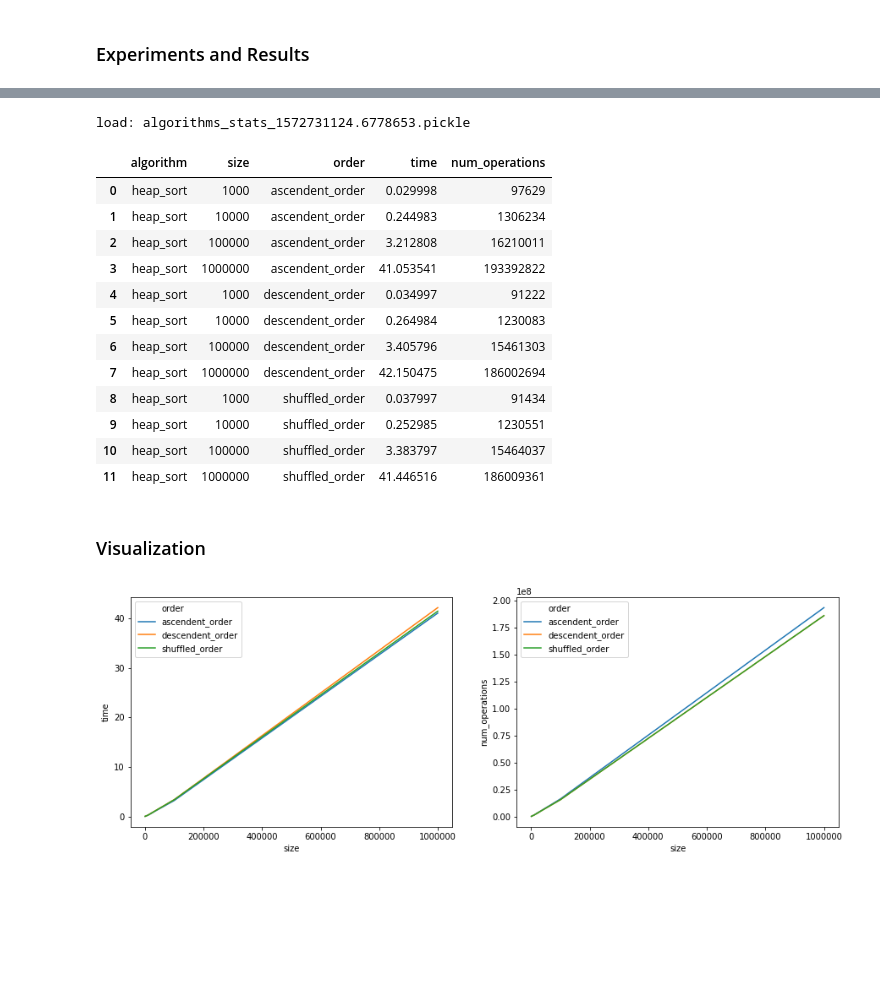
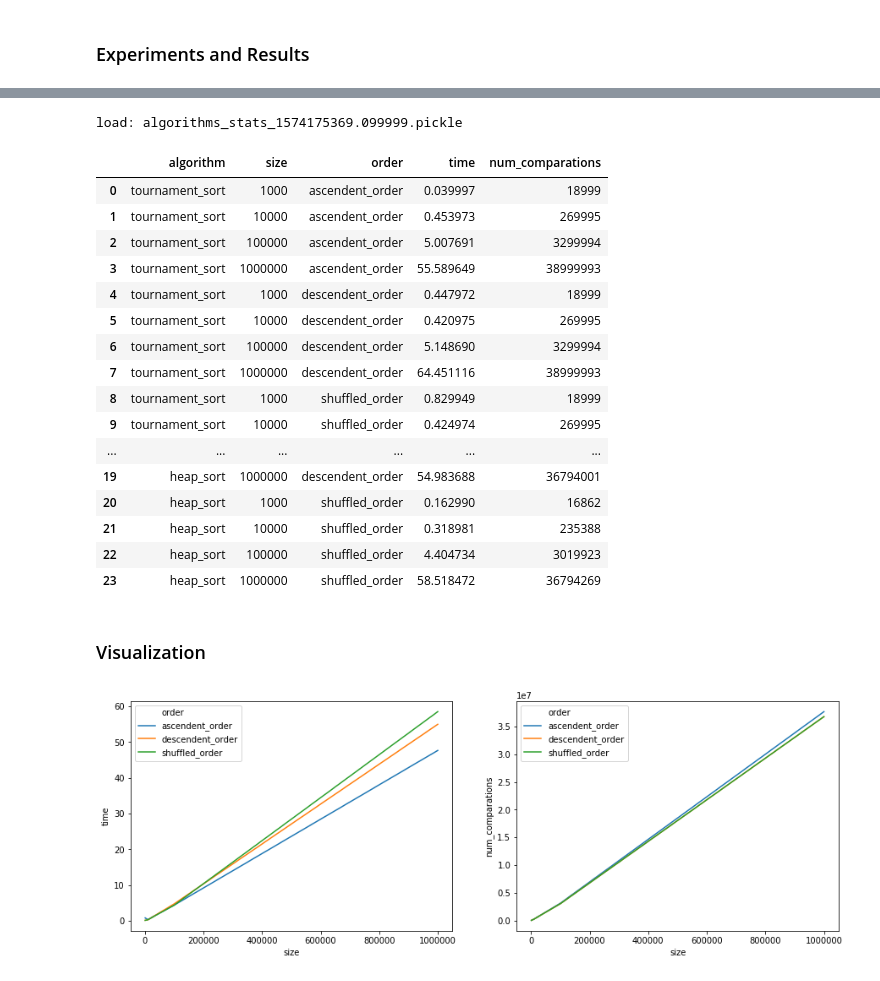
Before and after one commit to vieirafrancisco/algorithms, a Jupyter notebook: sorting_algorithms/Experiments_and_Results.ipynb, the cells around one changed output, grey strips where cells are left out. Saved outputs shown, nothing was run; the diff lists cells and outputs as text; code cells hidden in the pictures; blank space fills up the shorter version.

```diff
--- a/sorting_algorithms/Experiments_and_Results.ipynb
+++ b/sorting_algorithms/Experiments_and_Results.ipynb
@@ -12,11 +15,11 @@ from heap_sort import heapsort
 # %% [markdown]
 ### Settings
 # %%
-ALGORITHMS = {"heap_sort": heapsort} # "selection_sort": selection_sort
+ALGORITHMS = {"tournament_sort": TournamentSort, "heap_sort": HeapSort} # "selection_sort": selection_sort
 ORDERS = ["ascendent_order", "descendent_order", "shuffled_order"]
 NUM_ELEMENTS_LIST = [1000, 10000, 100000, 1000000]
 PATH = "resultset/"
-stats = {"algorithm":[], "size": [], "order": [], "time": [], "num_operations": []}
+stats = {"algorithm":[], "size": [], "order": [], "time": [], "num_comparations": []}
 # %% [markdown]
 ### Utils
 # %%
@@ -73,28 +96,31 @@ load_stat()
 df = pd.DataFrame(stats)
 df
 # %% [output]
-load: algorithms_stats_1572731124.6778653.pickle
+load: algorithms_stats_1574175369.099999.pickle
-|  | algorithm | size | order | time | num_operations |
-| 0 | heap_sort | 1000 | ascendent_order | 0.029998 | 97629 |
-| 1 | heap_sort | 10000 | ascendent_order | 0.244983 | 1306234 |
-| 2 | heap_sort | 100000 | ascendent_order | 3.212808 | 16210011 |
-| 3 | heap_sort | 1000000 | ascendent_order | 41.053541 | 193392822 |
-| 4 | heap_sort | 1000 | descendent_order | 0.034997 | 91222 |
-| 5 | heap_sort | 10000 | descendent_order | 0.264984 | 1230083 |
-| 6 | heap_sort | 100000 | descendent_order | 3.405796 | 15461303 |
-| 7 | heap_sort | 1000000 | descendent_order | 42.150475 | 186002694 |
-| 8 | heap_sort | 1000 | shuffled_order | 0.037997 | 91434 |
-| 9 | heap_sort | 10000 | shuffled_order | 0.252985 | 1230551 |
-| 10 | heap_sort | 100000 | shuffled_order | 3.383797 | 15464037 |
-| 11 | heap_sort | 1000000 | shuffled_order | 41.446516 | 186009361 |
+|  | algorithm | size | order | time | num_comparations |
+| 0 | tournament_sort | 1000 | ascendent_order | 0.039997 | 18999 |
+| 1 | tournament_sort | 10000 | ascendent_order | 0.453973 | 269995 |
+| 2 | tournament_sort | 100000 | ascendent_order | 5.007691 | 3299994 |
+| 3 | tournament_sort | 1000000 | ascendent_order | 55.589649 | 38999993 |
+| 4 | tournament_sort | 1000 | descendent_order | 0.447972 | 18999 |
+| 5 | tournament_sort | 10000 | descendent_order | 0.420975 | 269995 |
+| 6 | tournament_sort | 100000 | descendent_order | 5.148690 | 3299994 |
+| 7 | tournament_sort | 1000000 | descendent_order | 64.451116 | 38999993 |
+| 8 | tournament_sort | 1000 | shuffled_order | 0.829949 | 18999 |
+| 9 | tournament_sort | 10000 | shuffled_order | 0.424974 | 269995 |
+| ... | ... | ... | ... | ... | ... |
+| 19 | heap_sort | 1000000 | descendent_order | 54.983688 | 36794001 |
+| 20 | heap_sort | 1000 | shuffled_order | 0.162990 | 16862 |
+| 21 | heap_sort | 10000 | shuffled_order | 0.318981 | 235388 |
+| 22 | heap_sort | 100000 | shuffled_order | 4.404734 | 3019923 |
+| 23 | heap_sort | 1000000 | shuffled_order | 58.518472 | 36794269 |
 # %% [markdown]
 ### Visualization
 # %%
-import seaborn as sns
 fig, ax = plt.subplots(1,2, figsize=(15,5))
 
-sns.lineplot(data=df, x="size", y="time", hue="order", ax=ax[0])
-sns.lineplot(data=df, x="size", y="num_operations", hue="order", ax=ax[1])
+sns.lineplot(data=df[df["algorithm"]=="heap_sort"], x="size", y="time", hue="order", ax=ax[0])
+sns.lineplot(data=df[df["algorithm"]=="heap_sort"], x="size", y="num_comparations", hue="order", ax=ax[1])
 plt.show()
 # %% [output]
-[figure, old version]
+[figure, new version]
```
Also changed, not shown: parts of 4 cells of this notebook, 6 other files.
